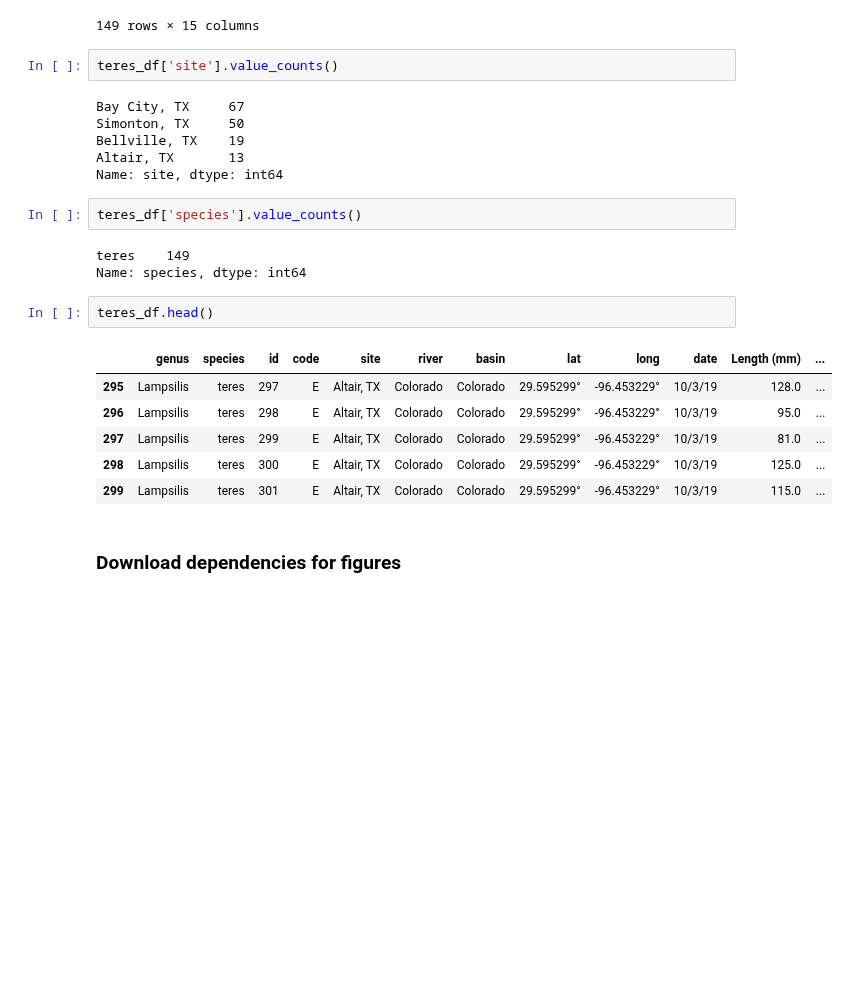
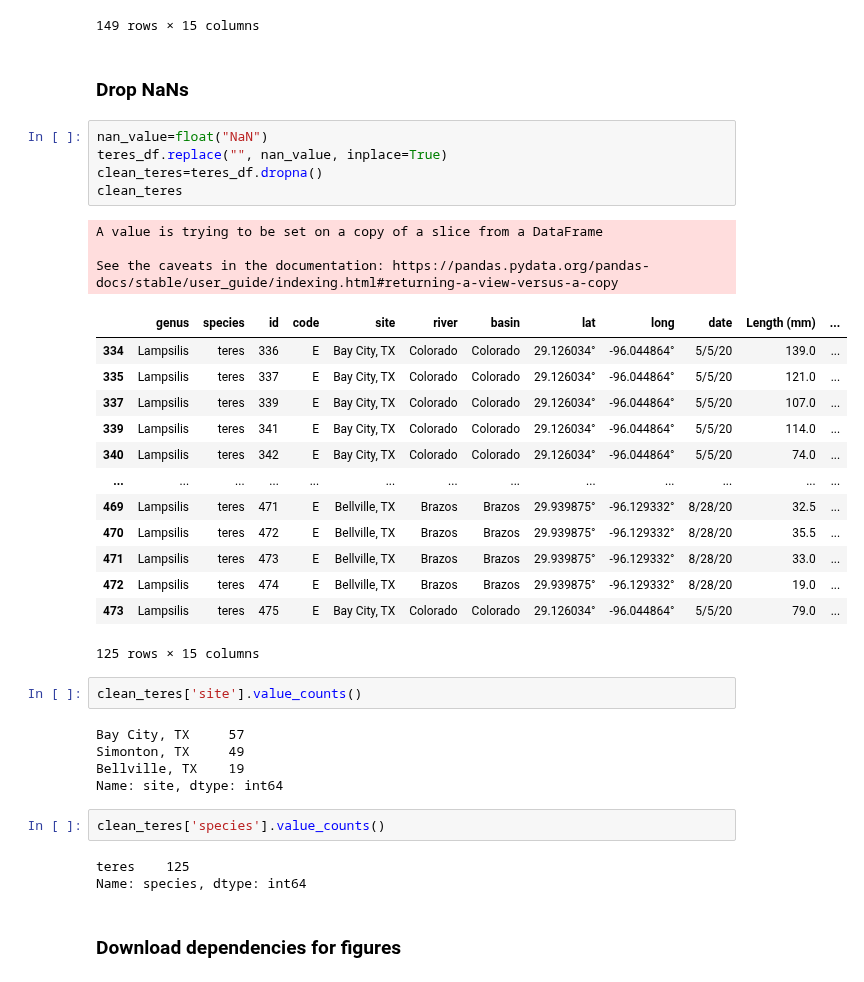
Before and after one commit to bhernan2/mussel_aging, a Jupyter notebook: aging_analysis.ipynb, the cells around one changed output. Drawn from its saved outputs; the diff is of its cells as text; blank space fills up the shorter version.

```diff
--- a/aging_analysis.ipynb
+++ b/aging_analysis.ipynb
@@ -152,28 +152,42 @@ teres_df
 | 472 | Lampsilis | teres | 474 | E | Bellville, TX | Brazos | Brazos | 29.939875° | -96.129332° | 8/28/20 | 19.0 | ... |
 | 473 | Lampsilis | teres | 475 | E | Bay City, TX | Colorado | Colorado | 29.126034° | -96.044864° | 5/5/20 | 79.0 | ... |
 149 rows × 15 columns
+# %% [markdown]
+### Drop NaNs
+# %%
+nan_value=float("NaN")
+teres_df.replace("", nan_value, inplace=True)
+clean_teres=teres_df.dropna()
+clean_teres
+# %% [output]
+A value is trying to be set on a copy of a slice from a DataFrame
+
+See the caveats in the documentation: https://pandas.pydata.org/pandas-docs/stable/user_guide/indexing.html#returning-a-view-versus-a-copy
+|  | genus | species | id | code | site | river | basin | lat | long | date | Length (mm) | ... |
+| 334 | Lampsilis | teres | 336 | E | Bay City, TX | Colorado | Colorado | 29.126034° | -96.044864° | 5/5/20 | 139.0 | ... |
+| 335 | Lampsilis | teres | 337 | E | Bay City, TX | Colorado | Colorado | 29.126034° | -96.044864° | 5/5/20 | 121.0 | ... |
+| 337 | Lampsilis | teres | 339 | E | Bay City, TX | Colorado | Colorado | 29.126034° | -96.044864° | 5/5/20 | 107.0 | ... |
+| 339 | Lampsilis | teres | 341 | E | Bay City, TX | Colorado | Colorado | 29.126034° | -96.044864° | 5/5/20 | 114.0 | ... |
+| 340 | Lampsilis | teres | 342 | E | Bay City, TX | Colorado | Colorado | 29.126034° | -96.044864° | 5/5/20 | 74.0 | ... |
+| ... | ... | ... | ... | ... | ... | ... | ... | ... | ... | ... | ... | ... |
+| 469 | Lampsilis | teres | 471 | E | Bellville, TX | Brazos | Brazos | 29.939875° | -96.129332° | 8/28/20 | 32.5 | ... |
+| 470 | Lampsilis | teres | 472 | E | Bellville, TX | Brazos | Brazos | 29.939875° | -96.129332° | 8/28/20 | 35.5 | ... |
+| 471 | Lampsilis | teres | 473 | E | Bellville, TX | Brazos | Brazos | 29.939875° | -96.129332° | 8/28/20 | 33.0 | ... |
+| 472 | Lampsilis | teres | 474 | E | Bellville, TX | Brazos | Brazos | 29.939875° | -96.129332° | 8/28/20 | 19.0 | ... |
+| 473 | Lampsilis | teres | 475 | E | Bay City, TX | Colorado | Colorado | 29.126034° | -96.044864° | 5/5/20 | 79.0 | ... |
+125 rows × 15 columns
 # %%
-teres_df['site'].value_counts()
+clean_teres['site'].value_counts()
 # %% [output]
-Bay City, TX     67
-Simonton, TX     50
+Bay City, TX     57
+Simonton, TX     49
 Bellville, TX    19
-Altair, TX       13
 Name: site, dtype: int64
 # %%
-teres_df['species'].value_counts()
+clean_teres['species'].value_counts()
 # %% [output]
-teres    149
+teres    125
 Name: species, dtype: int64
-# %%
-teres_df.head()
-# %% [output]
-|  | genus | species | id | code | site | river | basin | lat | long | date | Length (mm) | ... |
-| 295 | Lampsilis | teres | 297 | E | Altair, TX | Colorado | Colorado | 29.595299° | -96.453229° | 10/3/19 | 128.0 | ... |
-| 296 | Lampsilis | teres | 298 | E | Altair, TX | Colorado | Colorado | 29.595299° | -96.453229° | 10/3/19 | 95.0 | ... |
-| 297 | Lampsilis | teres | 299 | E | Altair, TX | Colorado | Colorado | 29.595299° | -96.453229° | 10/3/19 | 81.0 | ... |
-| 298 | Lampsilis | teres | 300 | E | Altair, TX | Colorado | Colorado | 29.595299° | -96.453229° | 10/3/19 | 125.0 | ... |
-| 299 | Lampsilis | teres | 301 | E | Altair, TX | Colorado | Colorado | 29.595299° | -96.453229° | 10/3/19 | 115.0 | ... |
 # %% [markdown]
 ### Download dependencies for figures
 # %%
```
Also changed, not shown: parts of 9 cells of this notebook.
